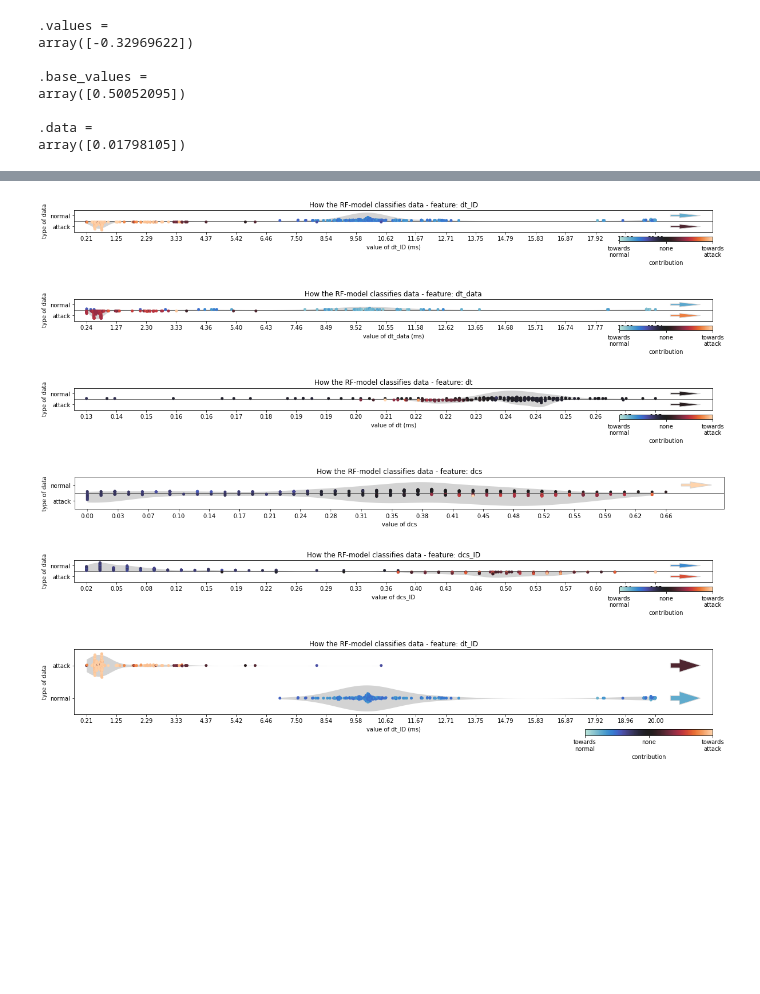
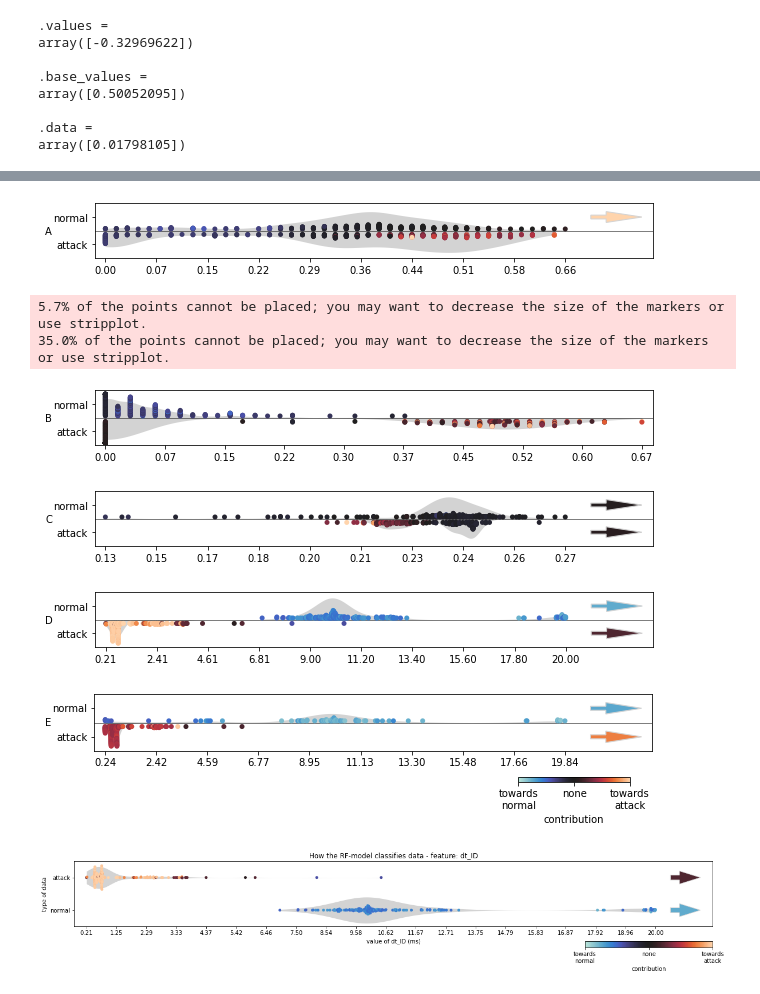
Before and after one commit to hampu5/ml-classify, a Jupyter notebook: ml_classify/rf-book.ipynb, the cells around one changed output, grey strips where cells are left out. Drawn from its saved outputs; the diff is of its cells as text; code cells hidden in the pictures; blank space fills up the shorter version.

Commit message:
Working more on the plots, might have to change to only one attack

```diff
--- a/ml_classify/rf-book.ipynb
+++ b/ml_classify/rf-book.ipynb
@@ -272,0 +294,10 @@ plot_beeswarm(shap_all)
+# %%
+# plot_beeswarm(shap_all)
+def plot_beeswarm2(exp_obj):
+    vis = shap.plots.beeswarm(exp_obj, show=False, max_display=20 , color=plt.get_cmap("plasma"))
+    plt.gcf().axes[-1].set_aspect(100)
+    plt.gcf().axes[-1].set_box_aspect(100)
+    return vis
+
+shap_all.feature_names = ["A", "B", "C", "D", "E"]
+plot_beeswarm2(shap_all)
@@ -352,45 +385,48 @@ def plot_test(df_exp: pd.DataFrame, shap_all: shap.Explanation, feature, trim=No
     f_dict = {"dcs": "A", "dcs_ID": "B", "dt": "C", "dt_ID": "D", "dt_data": "E"}
     feature = f_dict[feature]
     # ax.set_title(f"How the RF-model classifies data - feature: {feature}")
-    ax.set_title(feature)
+    # ax.set_title(feature)
     # feature = feature + " (ms)" if feature[0:2] == "dt" else feature
 
     # ax.set_ylabel("type of data")
-    ax.set_ylabel(feature)
+    ax.set_ylabel(feature, rotation="horizontal", x=-1, y=0.4)
     # ax.set_xlabel(f"value of {feature}")
+    ax.set_xlabel("")
 
     ax.set_xticks(ticks=np.linspace(0, 1, 10), labels=map(lambda x: format(x*scale, '.2f'), np.linspace(feature_min, feature_max, 10)))
     ax.set_yticks(ticks=[-0.25, 0.25], labels=["normal", "attack"])
     ax.axhline(y=0, color="black", linewidth=0.5)
 
     s_last = ax.get_xticks()[-2]
     last = ax.get_xticks()[-1]
 
     if normal_outliers.size != 0:
         ax.arrow(last + (last-s_last) * 0.5, -0.25, last-s_last, 0, facecolor=cmap(normal_outliers.mean()), edgecolor=violin_color,
             width=0.07, head_length=(last-s_last)*0.7, head_width=0.2,
             length_includes_head=True)
     if attack_outliers.size != 0:
         ax.arrow(last + (last-s_last) * 0.5, 0.25, last-s_last, 0, facecolor=cmap(attack_outliers.mean()), edgecolor=violin_color,
             width=0.07, head_length=(last-s_last)*0.7, head_width=0.2,
             length_includes_head=True)
 
     ax.margins(x=0.02)
 
     # return ax
     plt.show()
 
-plot_test(pd.concat([X_train_exp, y_train_exp], axis=1), shap_all, "dt_ID", trim=(0, 0.02), scale=1000, colorbar=True)
-plot_test(pd.concat([X_train_exp, y_train_exp], axis=1), shap_all, "dt_data", trim=(0, 0.02), scale=1000, colorbar=True)
-plot_test(pd.concat([X_train_exp, y_train_exp], axis=1), shap_all, "dt", trim=(0, 0.0003), scale=1000, y_squish=20, colorbar=True)
 plot_test(pd.concat([X_train_exp, y_train_exp], axis=1), shap_all, "dcs", trim=(-1, 0.7), y_squish=25)
-plot_test(pd.concat([X_train_exp, y_train_exp], axis=1), shap_all, "dcs_ID", trim=(0, 0.8), y_squish=15, colorbar=True)
+plot_test(pd.concat([X_train_exp, y_train_exp], axis=1), shap_all, "dcs_ID", trim=(-1, 0.8), y_squish=15)
+plot_test(pd.concat([X_train_exp, y_train_exp], axis=1), shap_all, "dt", trim=(0, 0.0003), scale=1000, y_squish=20)
+plot_test(pd.concat([X_train_exp, y_train_exp], axis=1), shap_all, "dt_ID", trim=(0, 0.02), scale=1000)
+plot_test(pd.concat([X_train_exp, y_train_exp], axis=1), shap_all, "dt_data", trim=(0, 0.02), scale=1000, colorbar=True, y_size=1.5)
 # %% [output]
-[figure, old version]
+[figure, new version]
+5.7% of the points cannot be placed; you may want to decrease the size of the markers or use stripplot.
+35.0% of the points cannot be placed; you may want to decrease the size of the markers or use stripplot.
-[figure, old version]
+[figure, new version]
-[figure, old version]
+[figure, new version]
-[figure, old version]
+[figure, new version]
-[figure, old version]
+[figure, new version]
 # %%
 plot_exp(pd.concat([X_train_exp, y_train_exp], axis=1), shap_all, "dt_ID", trim=(0, 0.02), scale=1000)
 plot_exp(pd.concat([X_train_exp, y_train_exp], axis=1), shap_all, "dt_data", trim=(0, 0.02), scale=1000)
```
Also changed, not shown: parts of 4 cells of this notebook, 16 other files.
